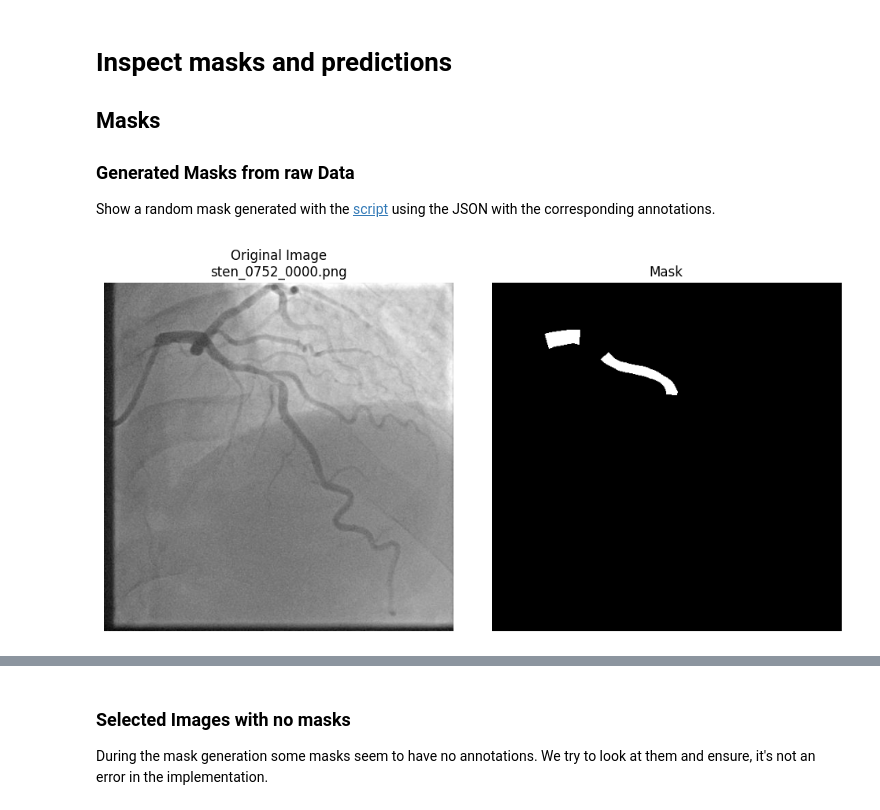
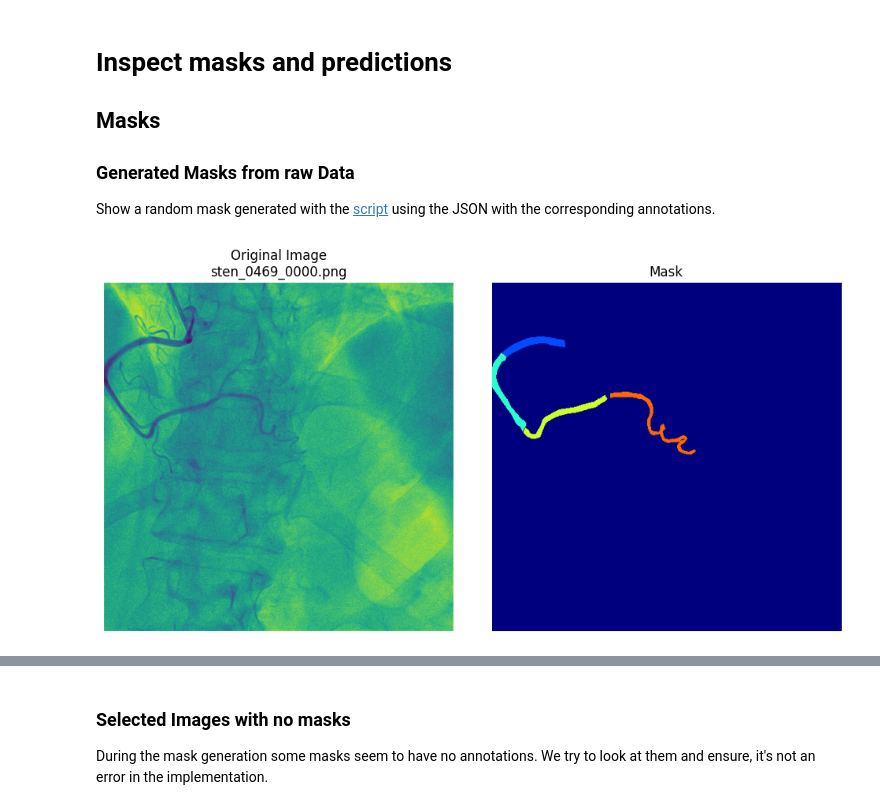
Before and after one commit to jannik1212/StenUNet, a Jupyter notebook: own_notebooks/arcade/inspect_masks.ipynb, the cells around one changed output, grey strips where cells are left out. Cells and saved outputs as stored; diff of their text form; code cells hidden in the pictures.

```diff
--- a/own_notebooks/arcade/inspect_masks.ipynb
+++ b/own_notebooks/arcade/inspect_masks.ipynb
@@ -11,7 +11,7 @@ import matplotlib.pyplot as plt
 from PIL import Image
 
 # Define paths
-data_root = "../nnNet_training/Raw_data/Dataset_train_val"
+data_root = "../../nnNet_training/Raw_data/Dataset_train_val"
 image_dir = os.path.join(data_root, "imagesTr")
 mask_dir = os.path.join(data_root, "labelsTr")
 
@@ -27,33 +27,34 @@ def load_random_image_and_mask():
     mask_filename = random_image.replace("_0000.png", ".png")  # Ensure correct mapping
     mask_path = os.path.join(mask_dir, mask_filename)
 
     if not os.path.exists(mask_path):
         print(f"Mask not found for {random_image}")
         return None, None, None
 
     return Image.open(image_path), Image.open(mask_path), random_image
 
 def visualize_image_and_mask():
     """Plots a random image and its corresponding mask."""
     image, mask, filename = load_random_image_and_mask()
 
     if image is None or mask is None:
         print("Could not load image and mask.")
         return
 
     fig, axes = plt.subplots(1, 2, figsize=(10, 5))
-    axes[0].imshow(image, cmap="gray" if image.mode == "L" else None)
+    #axes[0].imshow(image, cmap="gray" if image.mode == "L" else None) # this is for binary masks
+    axes[0].imshow(image)
     axes[0].set_title(f"Original Image\n{filename}")
     axes[0].axis("off")
 
-    axes[1].imshow(mask, cmap="gray")
+    axes[1].imshow(mask, cmap="jet") #cmap="gray" for binary masks
     axes[1].set_title("Mask")
     axes[1].axis("off")
 
     plt.tight_layout()
     plt.show()
 
 # Run visualization
 visualize_image_and_mask()
 # %% [output]
-[figure, old version]
+[figure, new version]
```
Also changed, not shown: parts of 3 cells of this notebook, 3 other files.
